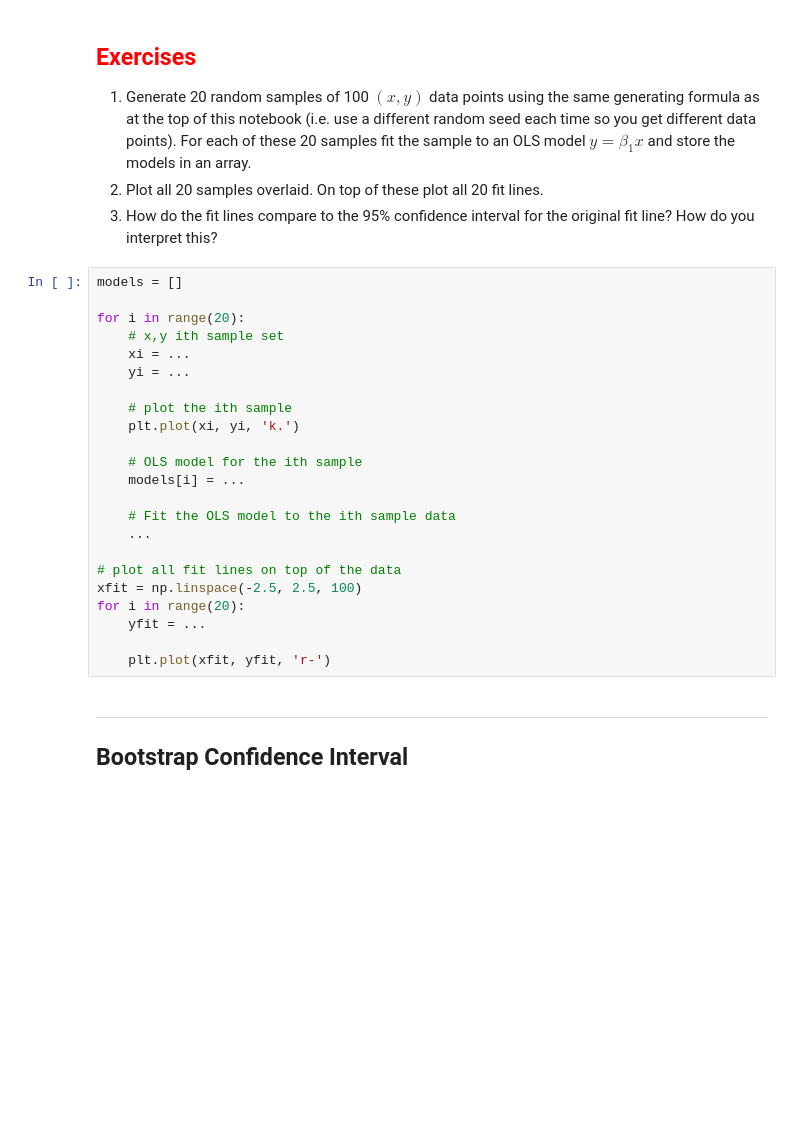
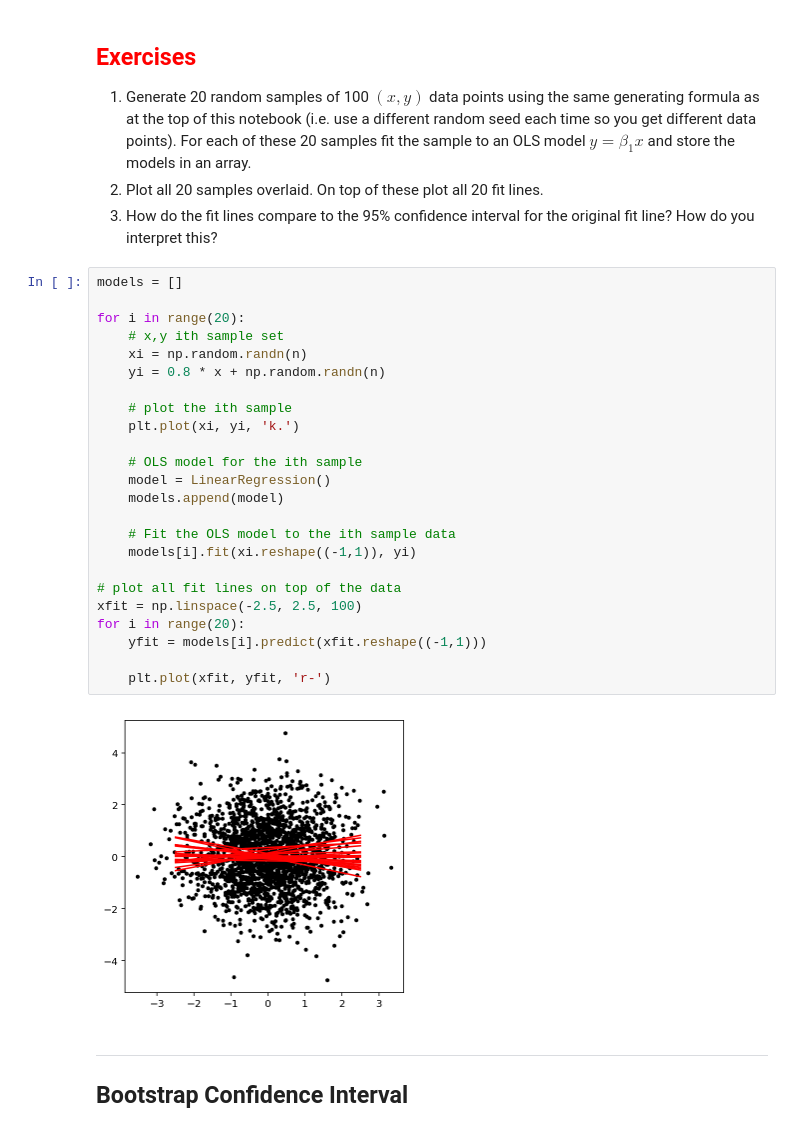
Before and after one commit to marcel-goldschen-ohm/NEU-337-Spring-2020, a Jupyter notebook: lectures/Apr-09-R-linear_regression/simple_linear_regression.ipynb, the cells around one changed output. Drawn from its saved outputs; the diff is of its cells as text; blank space fills up the shorter version.

```diff
--- a/lectures/Apr-09-R-linear_regression/simple_linear_regression.ipynb
+++ b/lectures/Apr-09-R-linear_regression/simple_linear_regression.ipynb
@@ -363,26 +365,29 @@ plt.fill_between(xfit, lower, upper, alpha=0.25);
 # %%
 models = []
 
 for i in range(20):
     # x,y ith sample set
-    xi = ...
-    yi = ...
+    xi = np.random.randn(n)
+    yi = 0.8 * x + np.random.randn(n)
 
     # plot the ith sample
     plt.plot(xi, yi, 'k.')
 
     # OLS model for the ith sample
-    models[i] = ...
+    model = LinearRegression()
+    models.append(model)
 
     # Fit the OLS model to the ith sample data
-    ...
+    models[i].fit(xi.reshape((-1,1)), yi)
 
 # plot all fit lines on top of the data
 xfit = np.linspace(-2.5, 2.5, 100)
 for i in range(20):
-    yfit = ...
+    yfit = models[i].predict(xfit.reshape((-1,1)))
 
     plt.plot(xfit, yfit, 'r-')
+# %% [output]
+[figure, added]
 # %% [markdown]
 ---
 ## Bootstrap Confidence Interval
```
Also changed, not shown: parts of 2 cells of this notebook, 42 other files.
